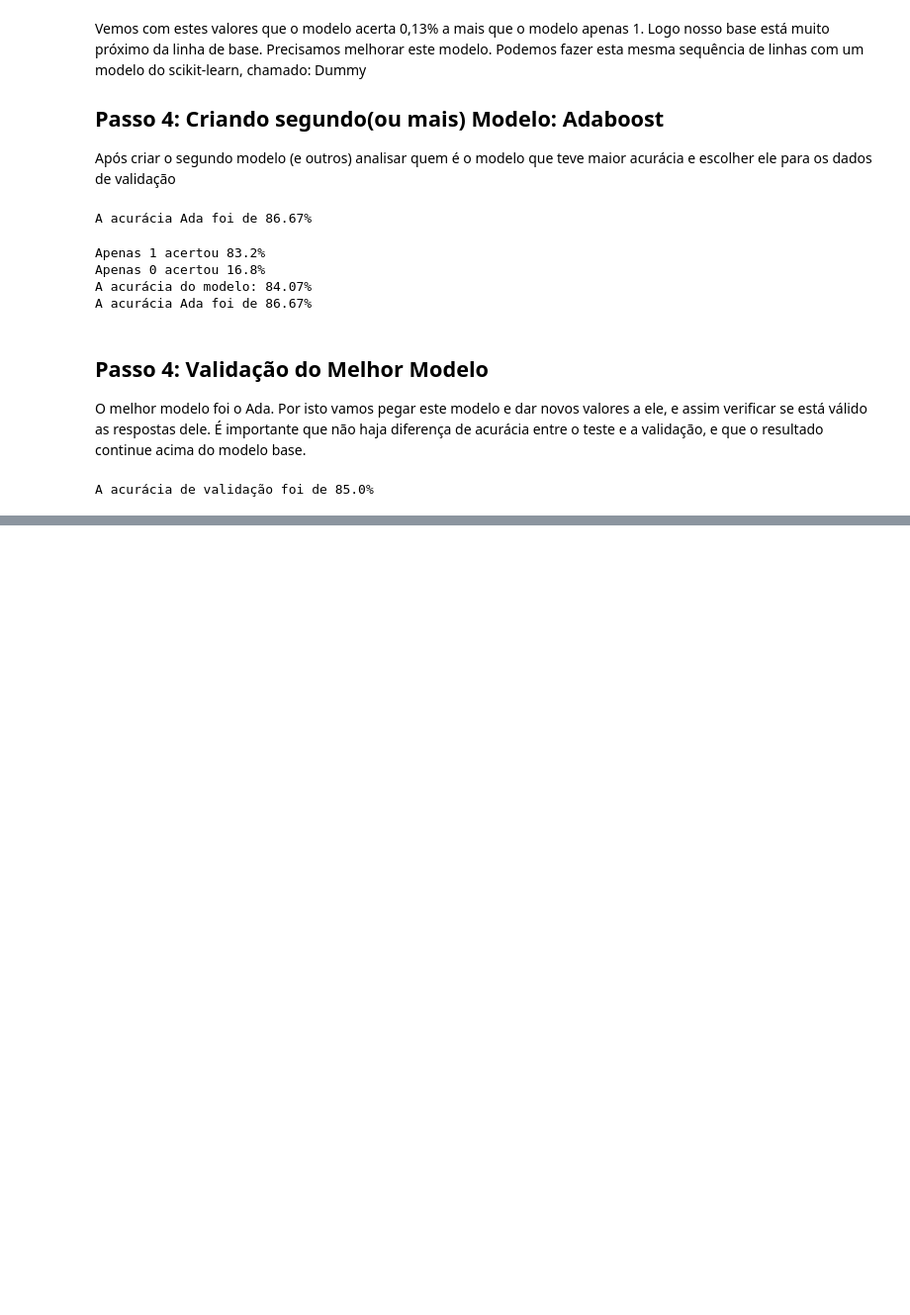
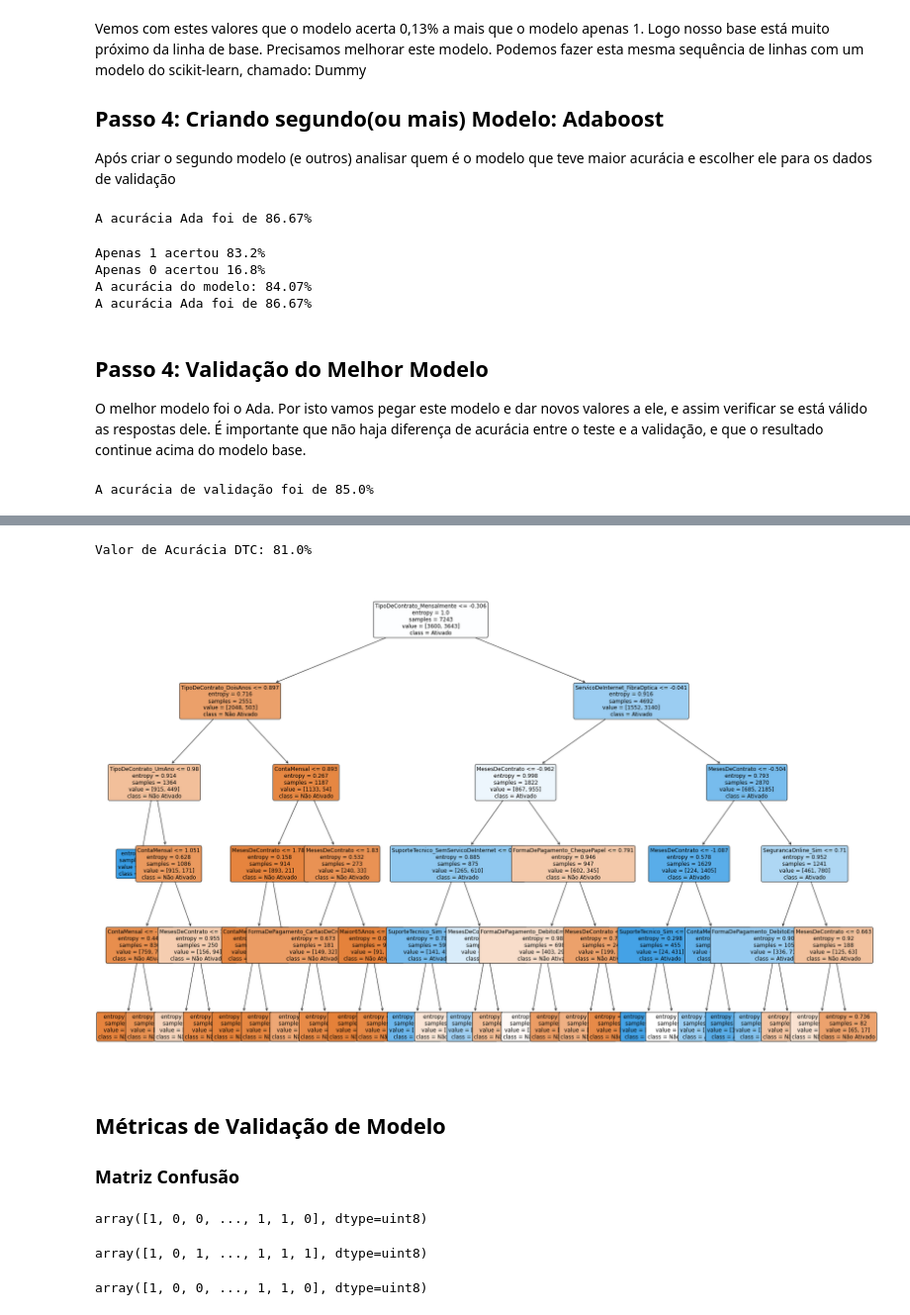
Before and after one commit to KaueAbbe/Projeto-Estude_Python, a Jupyter notebook: Estude Machine Learning/Previsao/Classificação.ipynb, the cells around one changed output, grey strips where cells are left out. Shown at 99% size. Cells and saved outputs as stored; diff of their text form; code cells hidden in the pictures; blank space fills up the shorter version.

```diff
--- a/Estude Machine Learning/Previsao/Classificação.ipynb
+++ b/Estude Machine Learning/Previsao/Classificação.ipynb
@@ -234,0 +447,4 @@ A acurácia de validação foi de 85.0%
+# %%
+bnb = BernoulliNB(binarize =-0.44 )
+# %%
+bnb.fit(x_treino,y_treino)
@@ -234,0 +467,4 @@ A acurácia de validação foi de 85.0%
+# %%
+dtc = DecisionTreeClassifier(criterion = 'entropy', random_state = 42, max_depth= 5)
+# %%
+dtc.fit(x_treino,y_treino)
@@ -234,0 +483,20 @@ A acurácia de validação foi de 85.0%
+# %%
+dtc_acuracia = dtc.score(x_teste, y_teste).round(2)*100
+print(f'Valor de Acurácia DTC: {dtc_acuracia}%')
+# %% [output]
+Valor de Acurácia DTC: 81.0%
+# %%
+from sklearn import tree
+import matplotlib.pyplot as plt
+
+fig, ax = plt.subplots(figsize = (30,20))
+tree.plot_tree(dtc, ax=ax, fontsize = 12, rounded = True,
+               filled = True, feature_names = dados_final.drop('Churn_Sim', axis = 1).columns,
+               class_names = ['Não Ativado', 'Ativado'])
+
+plt.show()
+# %% [output]
+[figure, added]
+# %% [markdown]
+## Métricas de Validação de Modelo
+### Matriz Confusão
@@ -234,0 +505,15 @@ A acurácia de validação foi de 85.0%
+# %%
+knn_previsto = knn.predict(x_teste)
+knn_previsto
+# %% [output]
+array([1, 0, 0, ..., 1, 1, 0], dtype=uint8)
+# %%
+bnb_previsto = bnb.predict(x_teste)
+bnb_previsto
+# %% [output]
+array([1, 0, 1, ..., 1, 1, 1], dtype=uint8)
+# %%
+dtc_previsto = dtc.predict(x_teste)
+dtc_previsto
+# %% [output]
+array([1, 0, 0, ..., 1, 1, 0], dtype=uint8)
```
Also changed, not shown: parts of 70 cells of this notebook.
